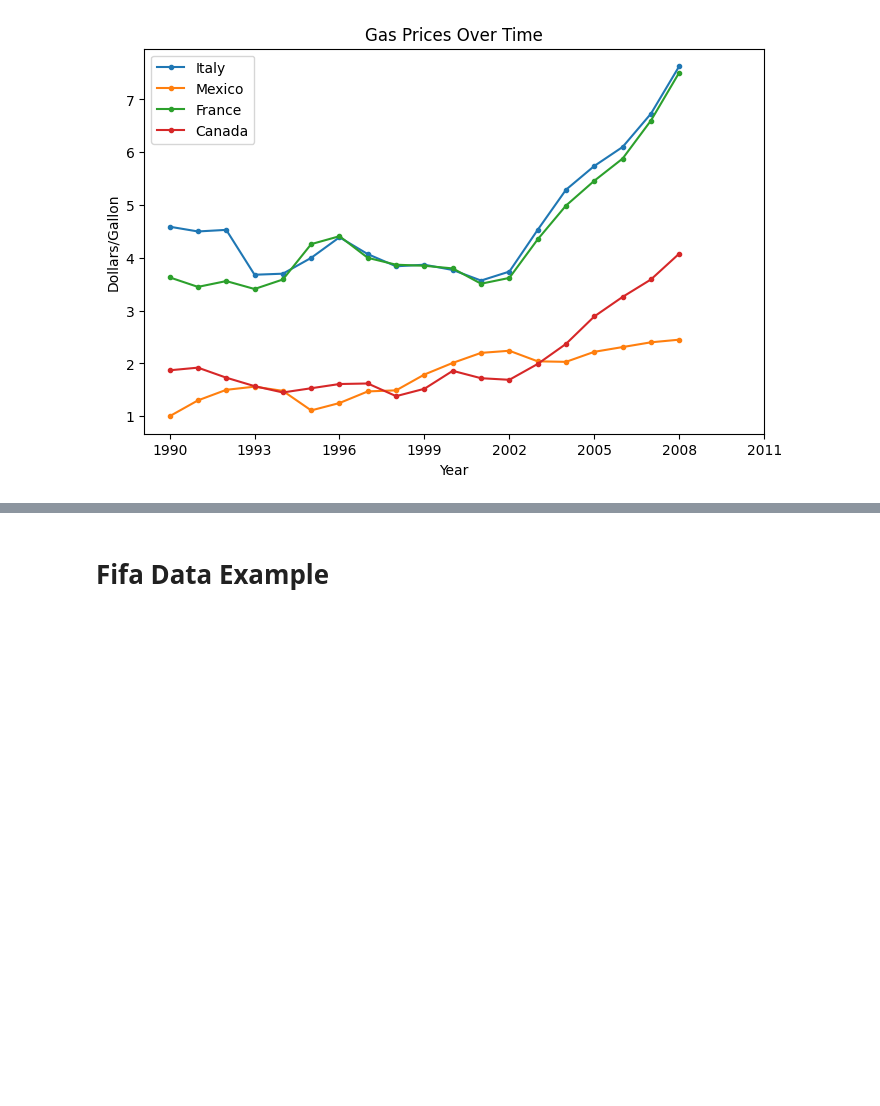
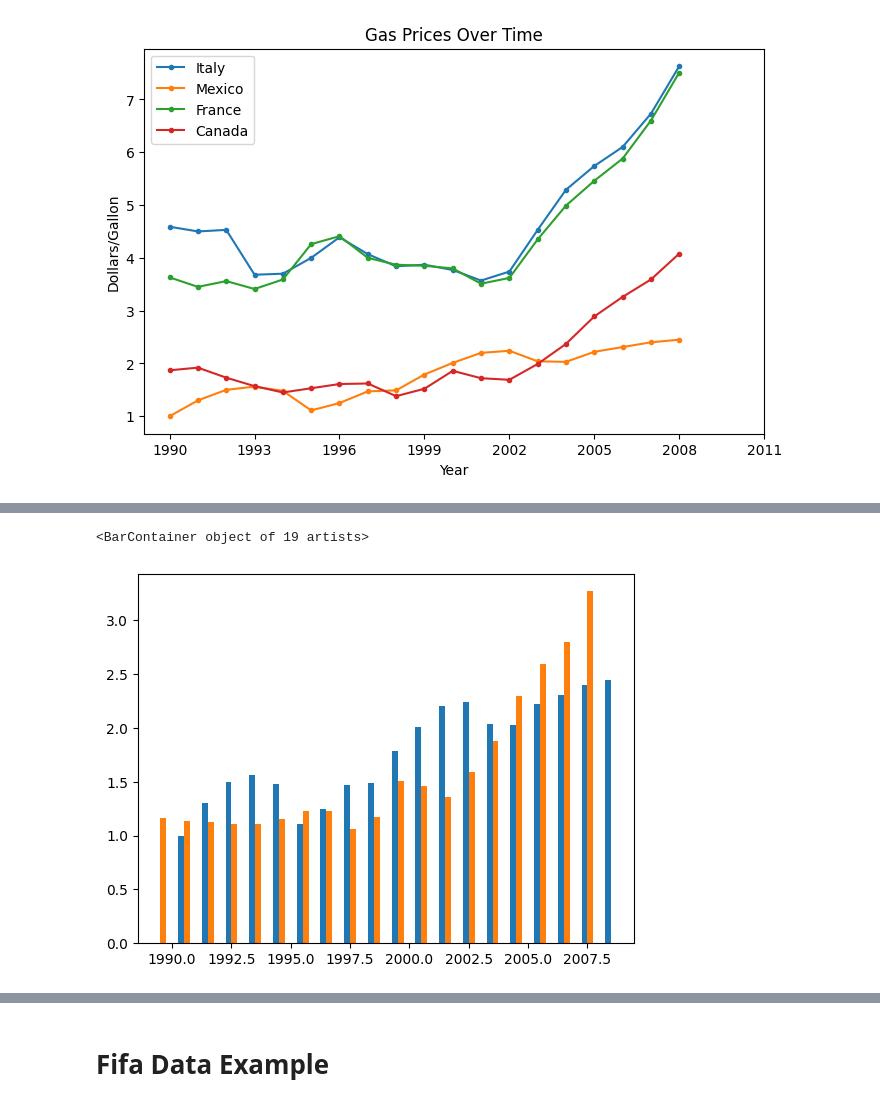
Before and after one commit to atkaridarshan04/Python, a Jupyter notebook: Matplotlib/Examples.ipynb, the cells around one changed output, grey strips where cells are left out. Cells and saved outputs as stored; diff of their text form; code cells hidden in the pictures; blank space fills up the shorter version.

```diff
--- a/Matplotlib/Examples.ipynb
+++ b/Matplotlib/Examples.ipynb
@@ -73,0 +96,8 @@ plt.show()
+# %%
+year = gas['Year']
+
+plt.bar([a+0.25 for a in year], gas['Mexico'], label="Mexico", width = 0.25, align='edge')
+plt.bar([a-0.25 for a in year], gas['USA'], label="USA", width = -0.25, align='edge')
+# %% [output]
+<BarContainer object of 19 artists>
+[figure, added]
```
Also changed, not shown: parts of 6 cells of this notebook, 1 other file.
